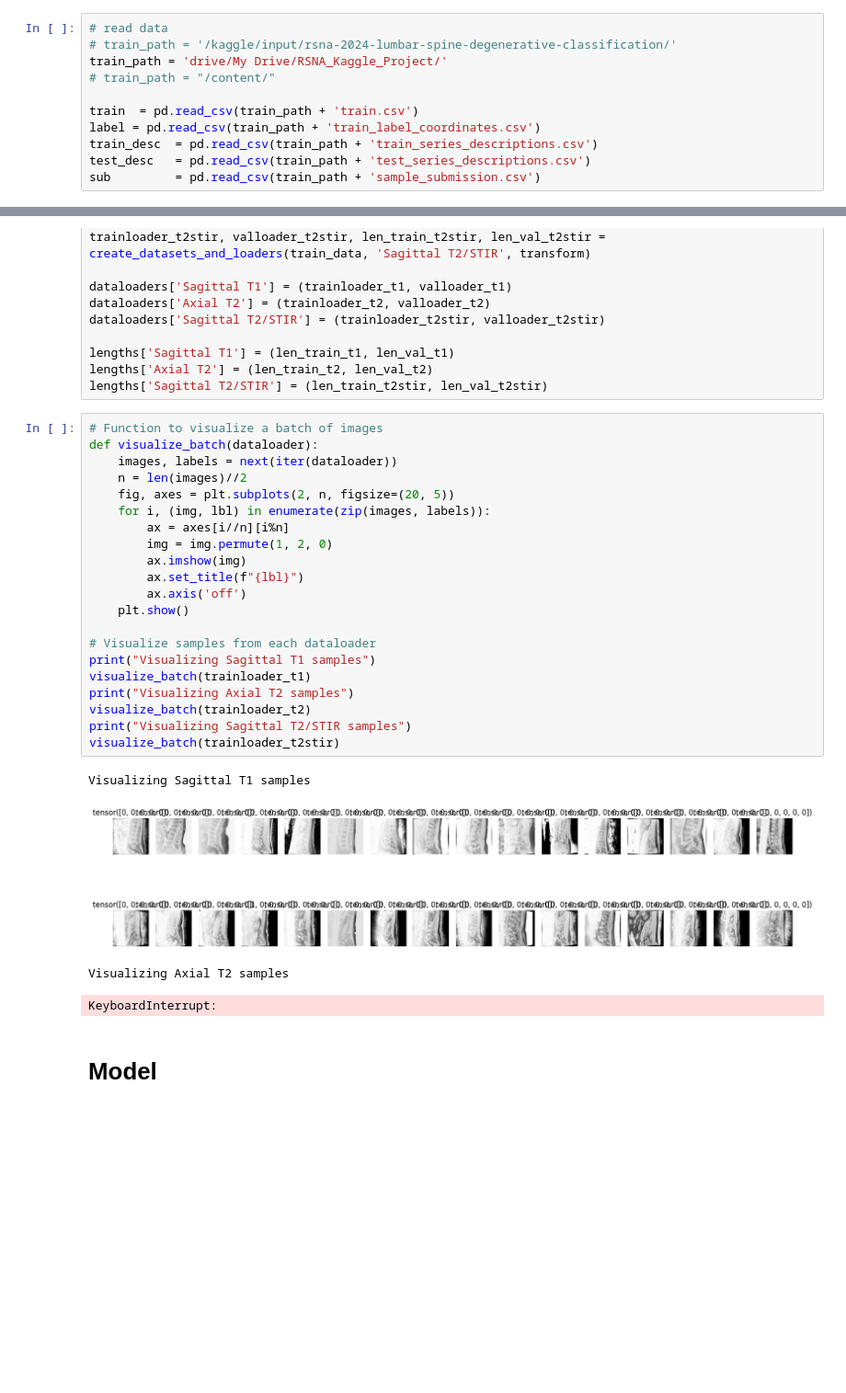
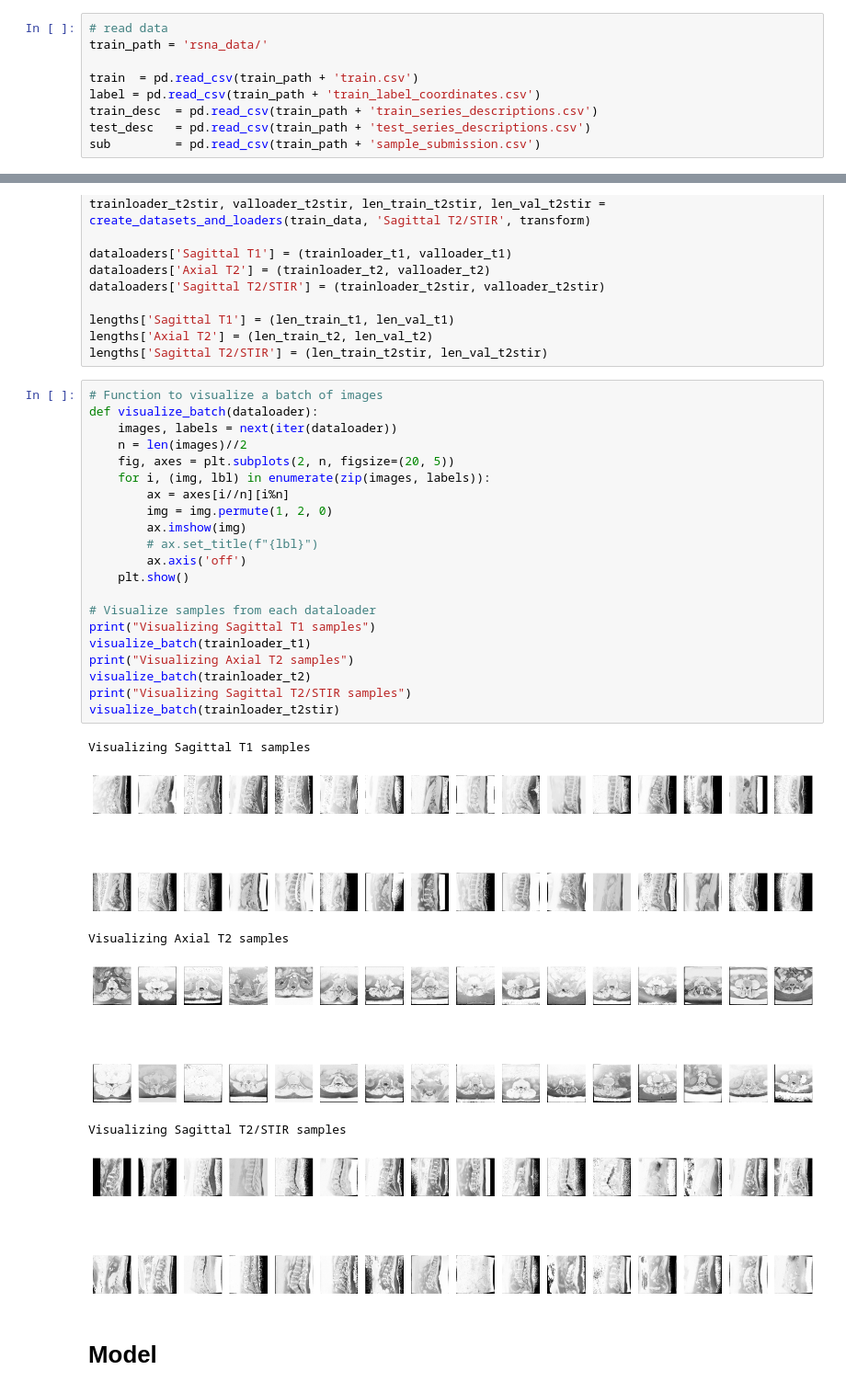
Before and after one commit to prmsregmi/RSNA, a Jupyter notebook: EDA.ipynb, the cells around one changed output, grey strips where cells are left out. Shown at 92% size. Saved outputs shown, nothing was run; the diff lists cells and outputs as text; blank space fills up the shorter version.

```diff
--- a/EDA.ipynb
+++ b/EDA.ipynb
@@ -35,9 +35,7 @@ from einops import repeat
 from fontTools.otlLib.builder import LOOKUP_FLAG_USE_MARK_FILTERING_SET
 # %%
 # read data
-# train_path = '/kaggle/input/rsna-2024-lumbar-spine-degenerative-classification/'
-train_path = 'drive/My Drive/RSNA_Kaggle_Project/'
-# train_path = "/content/"
+train_path = 'rsna_data/'
 
 train  = pd.read_csv(train_path + 'train.csv')
 label = pd.read_csv(train_path + 'train_label_coordinates.csv')
@@ -574,29 +586,31 @@ lengths['Sagittal T2/STIR'] = (len_train_t2stir, len_val_t2stir)
 # %%
 # Function to visualize a batch of images
 def visualize_batch(dataloader):
     images, labels = next(iter(dataloader))
     n = len(images)//2
     fig, axes = plt.subplots(2, n, figsize=(20, 5))
     for i, (img, lbl) in enumerate(zip(images, labels)):
         ax = axes[i//n][i%n]
         img = img.permute(1, 2, 0)
         ax.imshow(img)
-        ax.set_title(f"{lbl}")
+        # ax.set_title(f"{lbl}")
         ax.axis('off')
     plt.show()
 
 # Visualize samples from each dataloader
 print("Visualizing Sagittal T1 samples")
 visualize_batch(trainloader_t1)
 print("Visualizing Axial T2 samples")
 visualize_batch(trainloader_t2)
 print("Visualizing Sagittal T2/STIR samples")
 visualize_batch(trainloader_t2stir)
 # %% [output]
 Visualizing Sagittal T1 samples
-[figure, old version]
+[figure, new version]
 Visualizing Axial T2 samples
+[figure, added]
-KeyboardInterrupt:
+Visualizing Sagittal T2/STIR samples
+[figure, added]
 # %% [markdown]
 # Model
 # %%
```
Also changed, not shown: parts of 18 cells of this notebook, 2 other files.
